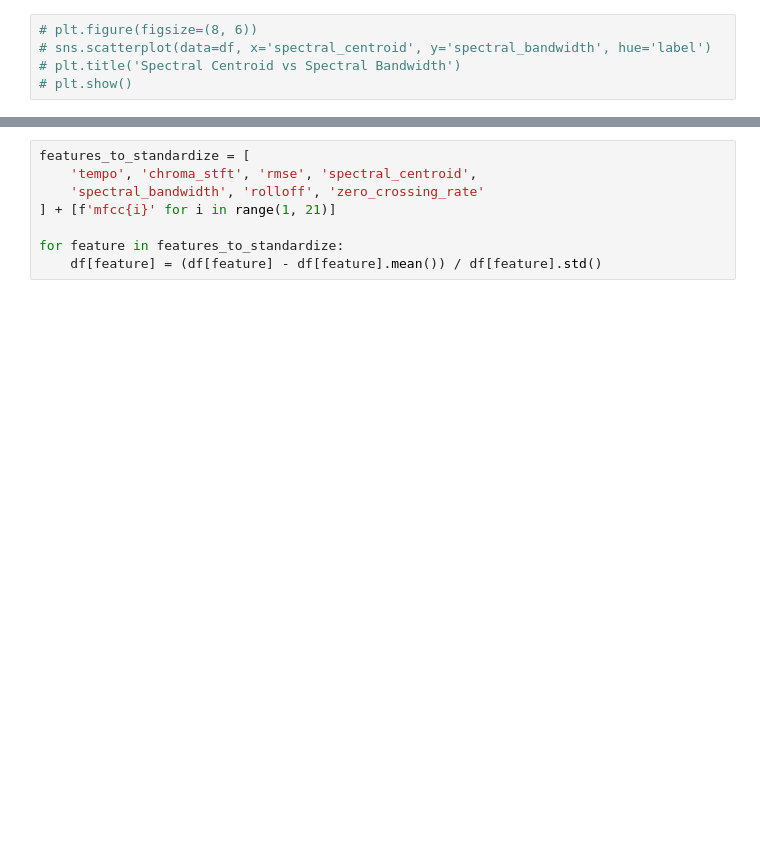
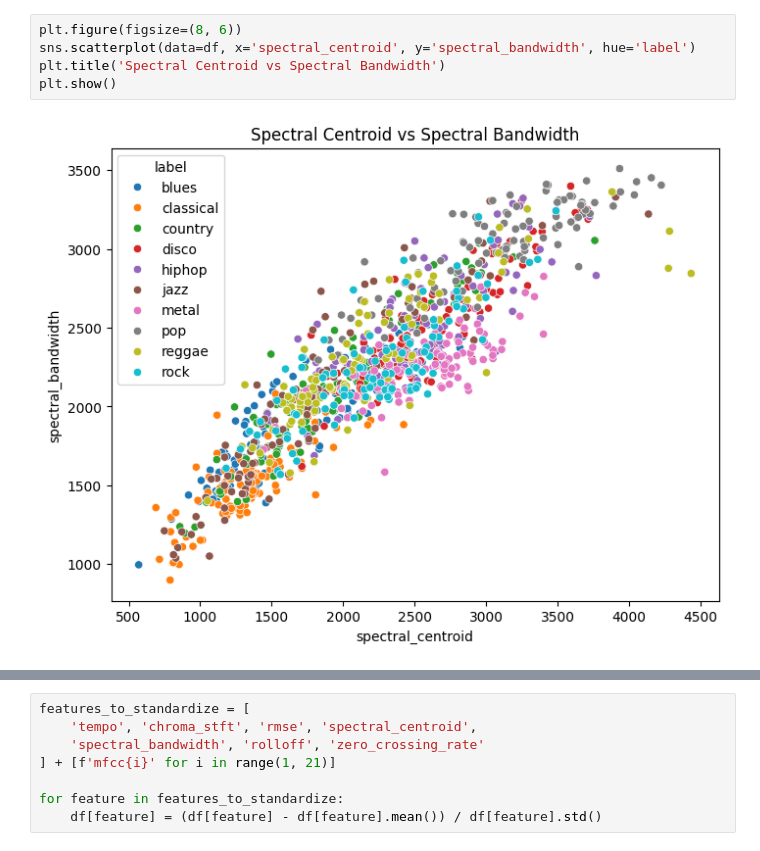
Before and after one commit to JHamoni676/cs5830_project7, a Jupyter notebook: jonah.ipynb, the cells around one changed output, grey strips where cells are left out. Cells and saved outputs as stored; diff of their text form; blank space fills up the shorter version.

```diff
--- a/jonah.ipynb
+++ b/jonah.ipynb
@@ -29,6 +53,8 @@ print("Label mapping:", label_mapping)
 # %%
-# plt.figure(figsize=(8, 6))
-# sns.scatterplot(data=df, x='spectral_centroid', y='spectral_bandwidth', hue='label')
-# plt.title('Spectral Centroid vs Spectral Bandwidth')
-# plt.show()
+plt.figure(figsize=(8, 6))
+sns.scatterplot(data=df, x='spectral_centroid', y='spectral_bandwidth', hue='label')
+plt.title('Spectral Centroid vs Spectral Bandwidth')
+plt.show()
+# %% [output]
+[figure, added]
 # %%
```
Also changed, not shown: parts of 13 cells of this notebook.
